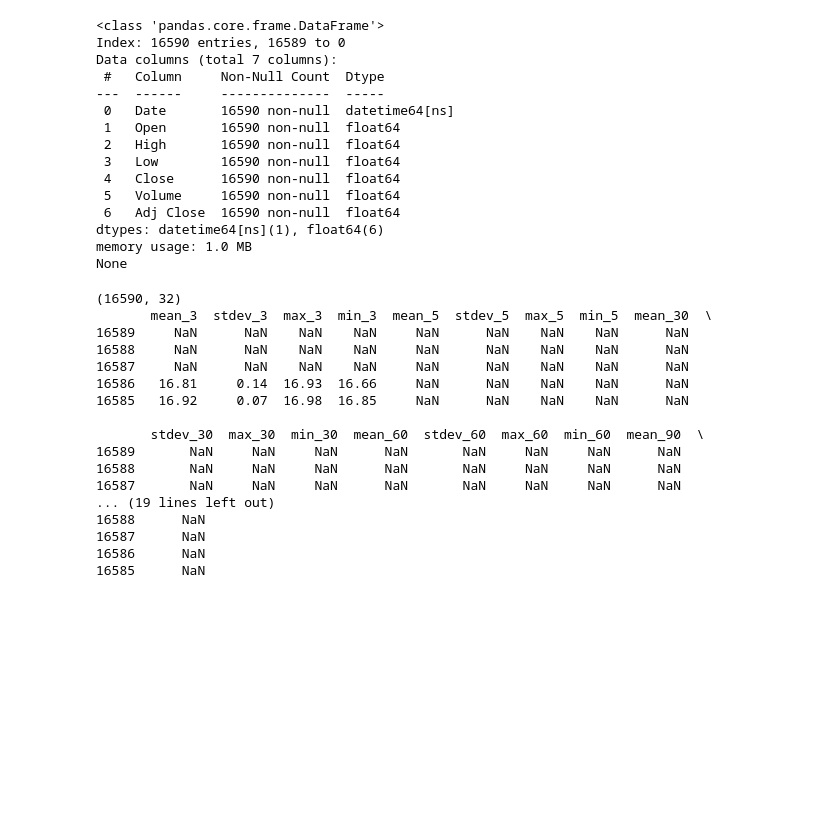
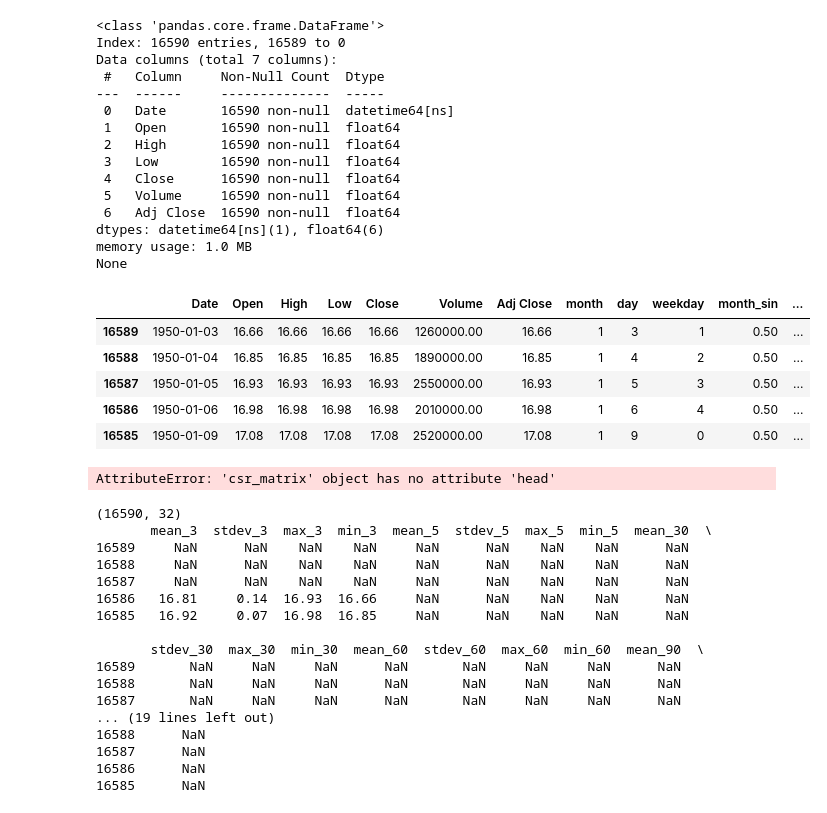
Before and after one commit to TGusciora/python-gp24, a Jupyter notebook: notebooks/001_GP24_tg_EDA_train_model.ipynb, the cells around one changed output. Drawn from its saved outputs; the diff is of its cells as text; code cells hidden in the pictures; blank space fills up the shorter version.

Commit message:
2023/07/14
GP24
- datetime features function testing
- switching from pd.get_dummies to sklearn.one_hot_encoder in progress

```diff
--- a/notebooks/001_GP24_tg_EDA_train_model.ipynb
+++ b/notebooks/001_GP24_tg_EDA_train_model.ipynb
@@ -162,6 +163,28 @@ Data columns (total 7 columns):
 dtypes: datetime64[ns](1), float64(6)
 memory usage: 1.0 MB
 None
+# %%
+data2 = gp24feat.DateFeatures(data_in = data, variable = 'Date').output()
+data2.head()
+# %% [output]
+|  | Date | Open | High | Low | Close | Volume | Adj Close | month | day | weekday | month_sin | ... |
+| 16589 | 1950-01-03 | 16.66 | 16.66 | 16.66 | 16.66 | 1260000.00 | 16.66 | 1 | 3 | 1 | 0.50 | ... |
+| 16588 | 1950-01-04 | 16.85 | 16.85 | 16.85 | 16.85 | 1890000.00 | 16.85 | 1 | 4 | 2 | 0.50 | ... |
+| 16587 | 1950-01-05 | 16.93 | 16.93 | 16.93 | 16.93 | 2550000.00 | 16.93 | 1 | 5 | 3 | 0.50 | ... |
+| 16586 | 1950-01-06 | 16.98 | 16.98 | 16.98 | 16.98 | 2010000.00 | 16.98 | 1 | 6 | 4 | 0.50 | ... |
+| 16585 | 1950-01-09 | 17.08 | 17.08 | 17.08 | 17.08 | 2520000.00 | 17.08 | 1 | 9 | 0 | 0.50 | ... |
+# %%
+from sklearn.preprocessing import OneHotEncoder# one hot encoding
+enc = OneHotEncoder()
+months_onehot = enc.fit_transform(data2[['month']])#to print the encoded features for train data
+
+data2.head()
+months_onehot.head()
+
+#pd.DataFrame(color_onehot, columns=list(enc.categories_[0]))# tranform encoding for test data
+#test_onehot = enc.transform(X_test[['color']])
+# %% [output]
+AttributeError: 'csr_matrix' object has no attribute 'head'
 # %%
 data['Date_split'] = np.where(data["Date"] > datetime(year=2015, month=4, day=1),1,0)
 
```
Also changed, not shown: parts of 1 cell of this notebook, 1 other file.
